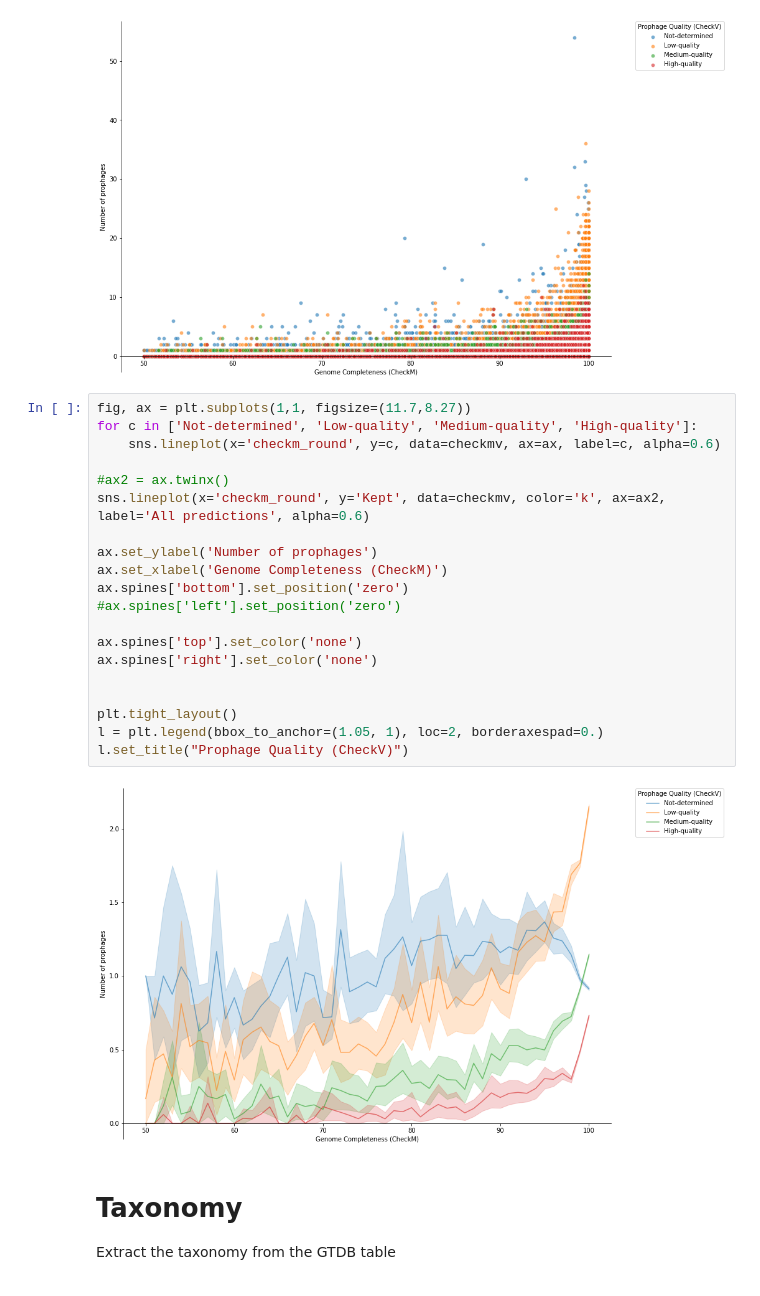
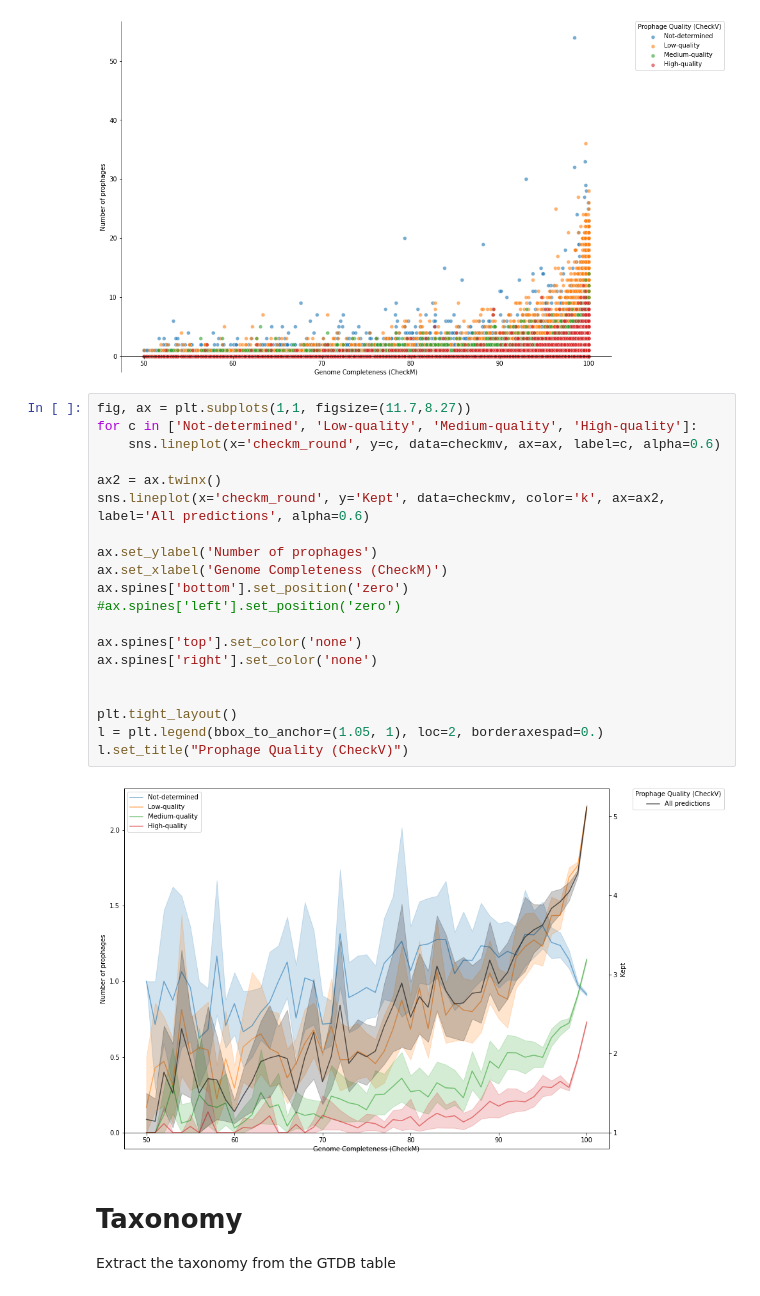
Before and after one commit to linsalrob/PhispyAnalysis, a Jupyter notebook: DataAnalysis/GTDB_taxonomy.ipynb, the cells around one changed output. Cells and saved outputs as stored; diff of their text form.

```diff
--- a/DataAnalysis/GTDB_taxonomy.ipynb
+++ b/DataAnalysis/GTDB_taxonomy.ipynb
@@ -376,25 +376,25 @@ fig.savefig('images/checkm_checkv.svg')
 # %%
 fig, ax = plt.subplots(1,1, figsize=(11.7,8.27))
 for c in ['Not-determined', 'Low-quality', 'Medium-quality', 'High-quality']:
     sns.lineplot(x='checkm_round', y=c, data=checkmv, ax=ax, label=c, alpha=0.6)
 
-#ax2 = ax.twinx()
+ax2 = ax.twinx()
 sns.lineplot(x='checkm_round', y='Kept', data=checkmv, color='k', ax=ax2, label='All predictions', alpha=0.6)
 
 ax.set_ylabel('Number of prophages')
 ax.set_xlabel('Genome Completeness (CheckM)')
 ax.spines['bottom'].set_position('zero')
 #ax.spines['left'].set_position('zero')
 
 ax.spines['top'].set_color('none')
 ax.spines['right'].set_color('none')
 
 
 plt.tight_layout()
 l = plt.legend(bbox_to_anchor=(1.05, 1), loc=2, borderaxespad=0.)
 l.set_title("Prophage Quality (CheckV)")
 # %% [output]
-[figure, old version]
+[figure, new version]
 # %% [markdown]
 # Taxonomy
 
```
Also changed, not shown: parts of 41 cells of this notebook, 6 other files.
